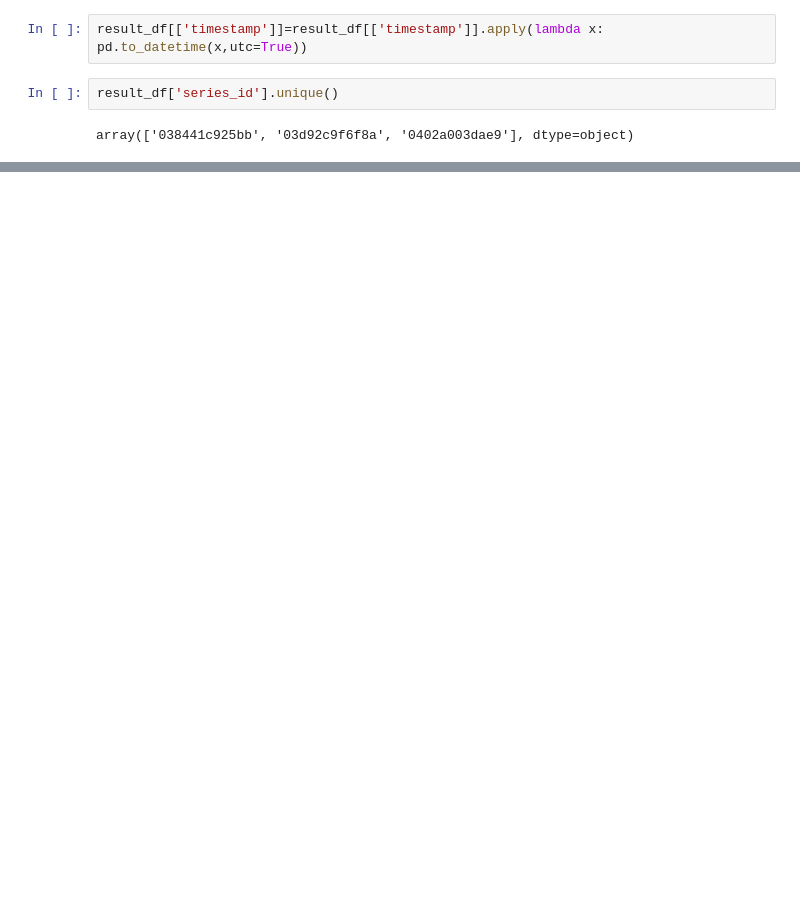
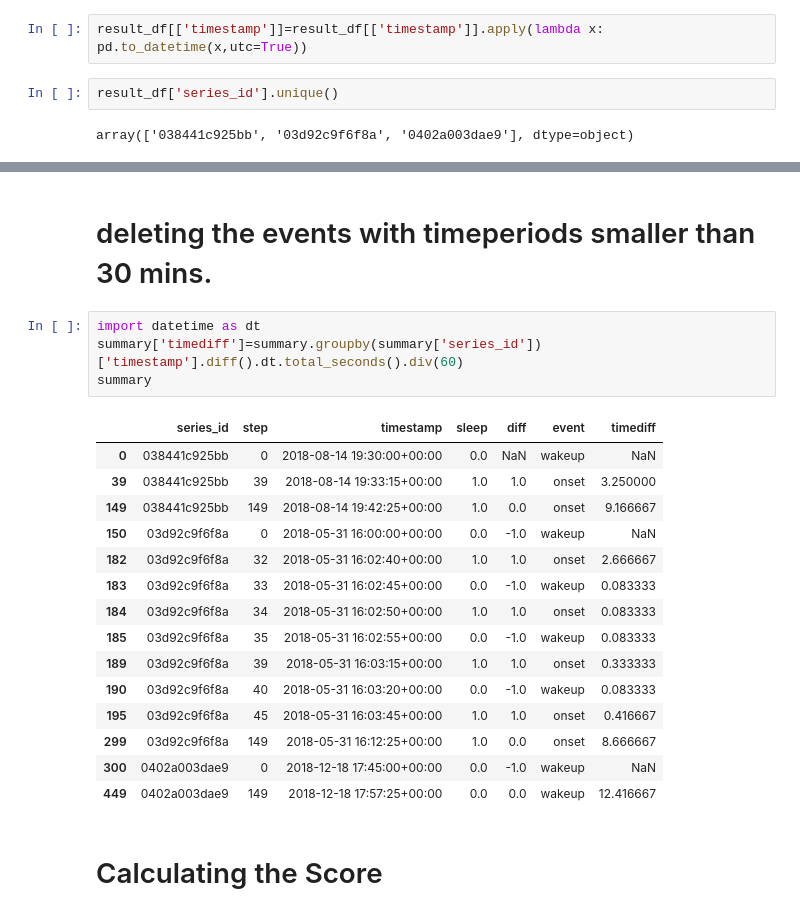
Before and after one commit to snajeebz/CMI-SleepState-Detection, a Jupyter notebook: submission-final.ipynb, the cells around one changed output, grey strips where cells are left out. Cells and saved outputs as stored; diff of their text form; blank space fills up the shorter version.

```diff
--- a/submission-final.ipynb
+++ b/submission-final.ipynb
@@ -451,0 +441,24 @@ KeyError: "None of [Index(['steps'], dtype='object')] are in the [columns]"
+# %% [markdown]
+# deleting the events with timeperiods smaller than 30 mins.
+# %%
+import datetime as dt
+summary['timediff']=summary.groupby(summary['series_id'])['timestamp'].diff().dt.total_seconds().div(60)
+summary
+# %% [output]
+|  | series_id | step | timestamp | sleep | diff | event | timediff |
+| 0 | 038441c925bb | 0 | 2018-08-14 19:30:00+00:00 | 0.0 | NaN | wakeup | NaN |
+| 39 | 038441c925bb | 39 | 2018-08-14 19:33:15+00:00 | 1.0 | 1.0 | onset | 3.250000 |
+| 149 | 038441c925bb | 149 | 2018-08-14 19:42:25+00:00 | 1.0 | 0.0 | onset | 9.166667 |
+| 150 | 03d92c9f6f8a | 0 | 2018-05-31 16:00:00+00:00 | 0.0 | -1.0 | wakeup | NaN |
+| 182 | 03d92c9f6f8a | 32 | 2018-05-31 16:02:40+00:00 | 1.0 | 1.0 | onset | 2.666667 |
+| 183 | 03d92c9f6f8a | 33 | 2018-05-31 16:02:45+00:00 | 0.0 | -1.0 | wakeup | 0.083333 |
+| 184 | 03d92c9f6f8a | 34 | 2018-05-31 16:02:50+00:00 | 1.0 | 1.0 | onset | 0.083333 |
+| 185 | 03d92c9f6f8a | 35 | 2018-05-31 16:02:55+00:00 | 0.0 | -1.0 | wakeup | 0.083333 |
+| 189 | 03d92c9f6f8a | 39 | 2018-05-31 16:03:15+00:00 | 1.0 | 1.0 | onset | 0.333333 |
+| 190 | 03d92c9f6f8a | 40 | 2018-05-31 16:03:20+00:00 | 0.0 | -1.0 | wakeup | 0.083333 |
+| 195 | 03d92c9f6f8a | 45 | 2018-05-31 16:03:45+00:00 | 1.0 | 1.0 | onset | 0.416667 |
+| 299 | 03d92c9f6f8a | 149 | 2018-05-31 16:12:25+00:00 | 1.0 | 0.0 | onset | 8.666667 |
+| 300 | 0402a003dae9 | 0 | 2018-12-18 17:45:00+00:00 | 0.0 | -1.0 | wakeup | NaN |
+| 449 | 0402a003dae9 | 149 | 2018-12-18 17:57:25+00:00 | 0.0 | 0.0 | wakeup | 12.416667 |
+# %% [markdown]
+# Calculating the Score
```
Also changed, not shown: parts of 28 cells of this notebook.
